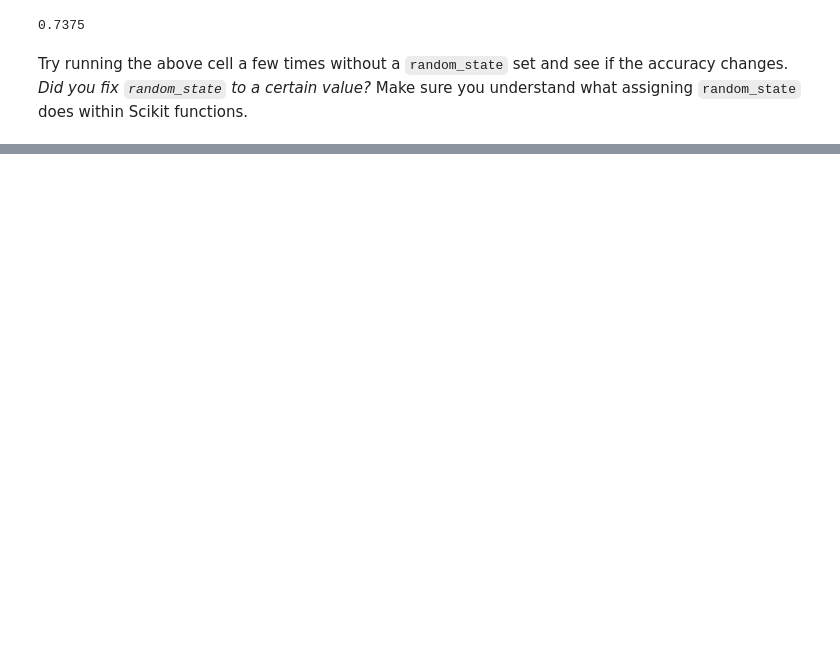
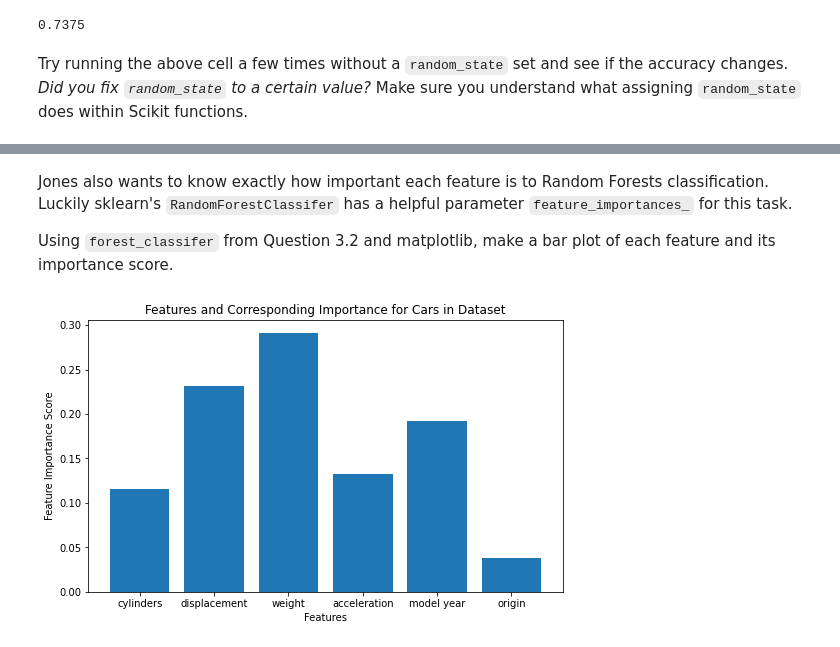
Before and after one commit to coemulations/ferda_random_forests, a Jupyter notebook: Random_Forests_Solutions.ipynb, the cells around one changed output, grey strips where cells are left out. Cells and saved outputs as stored; diff of their text form; code cells hidden in the pictures; blank space fills up the shorter version.

```diff
--- a/Random_Forests_Solutions.ipynb
+++ b/Random_Forests_Solutions.ipynb
@@ -182,8 +198,8 @@ Let's make our data X and our features y to then train our random forest.
 # index: the index of final column that is be split off to create the features
 def data_label_splitter(dataset, index):
   ## -- TO DO -- ##
-  X = cars_and_desires.iloc[:, 0:index]
-  y = cars_and_desires.iloc[:, index]
+  X = dataset.iloc[:, 0:index]
+  y = dataset.iloc[:, index]
   ## -- END -- ##
   return X, y
 # %% [markdown]
@@ -240,11 +259,11 @@ Let's now create our Random Forest Classifier, with `20` trees (aka Jones' hench
 # %%
 from sklearn.ensemble import RandomForestClassifier
 
-forest_classifier = RandomForestClassifier(n_estimators=20, random_state=42, criterion="gini") ## To Fill In
+forest_classifier = RandomForestClassifier(n_estimators=50, random_state=42, criterion="gini") ## To Fill In
 forest_classifier.fit(X_train, y_train) ## To Fill In
 forest_y_pred = forest_classifier.predict(X_test) # To fill In
 
-accuracy = accuracy_score(y_test, forest_y_pred) # To Fill In
+accuracy = accuracy_score(y_test, forest_y_pred)
 print(accuracy)
 
 assert(.72 <= accuracy and accuracy <= .79)
@@ -337,0 +385,11 @@ Text(0, 0.5, 'Accuracy Percentage')
+# %%
+from sklearn.preprocessing import StandardScaler
+scaler = StandardScaler()
+X_train_scaled = scaler.fit_transform(X_train)
+forest_classifier = RandomForestClassifier(n_estimators=50, random_state=42, criterion="gini")
+forest_classifier.fit(X_train_scaled, y_train)
+X_test_scaled = scaler.transform(X_test)
+forest_y_pred_scaled = forest_classifier.predict(X_test_scaled)
+
+scaled_accuracy = accuracy_score(y_test, forest_y_pred_scaled)
+print(scaled_accuracy)
@@ -410,0 +486,20 @@ viz = dreeeviz(tree_classifier, X, y, target_names_"Desirability", feature_names
+# %% [markdown]
+Jones also wants to know exactly how important each feature is to Random Forests classification. Luckily sklearn's `RandomForestClassifer` has a helpful parameter `feature_importances_` for this task.
+
+Using `forest_classifer` from Question 3.2 and matplotlib, make a bar plot of each feature and its importance score.
+# %%
+## -- TO DO -- ##
+importances = forest_classifier.feature_importances_
+features = X_train.columns
+
+plt.bar(features, height=importances, width=.8)
+plt.title("Features and Corresponding Importance for Cars in Dataset")
+plt.xlabel("Features")
+plt.ylabel("Feature Importance Score")
+fig = plt.gcf()
+fig.set_size_inches(8.5, 5)
+
+## -- END -- ##
+# The plot should have sensible labels, title, scale, and information
+# %% [output]
+[figure, added]
```
Also changed, not shown: parts of 36 cells of this notebook.
